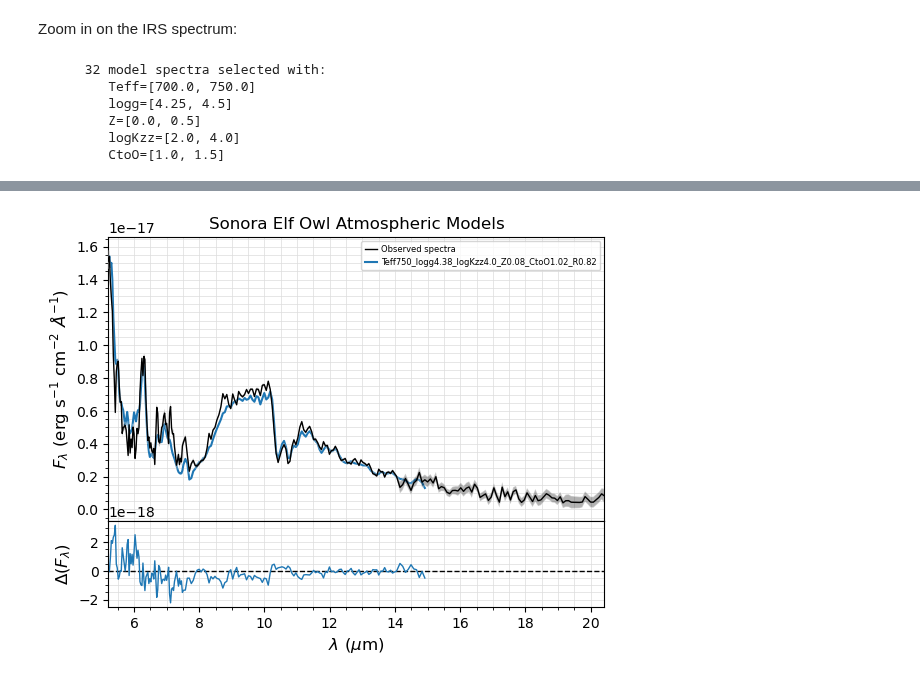
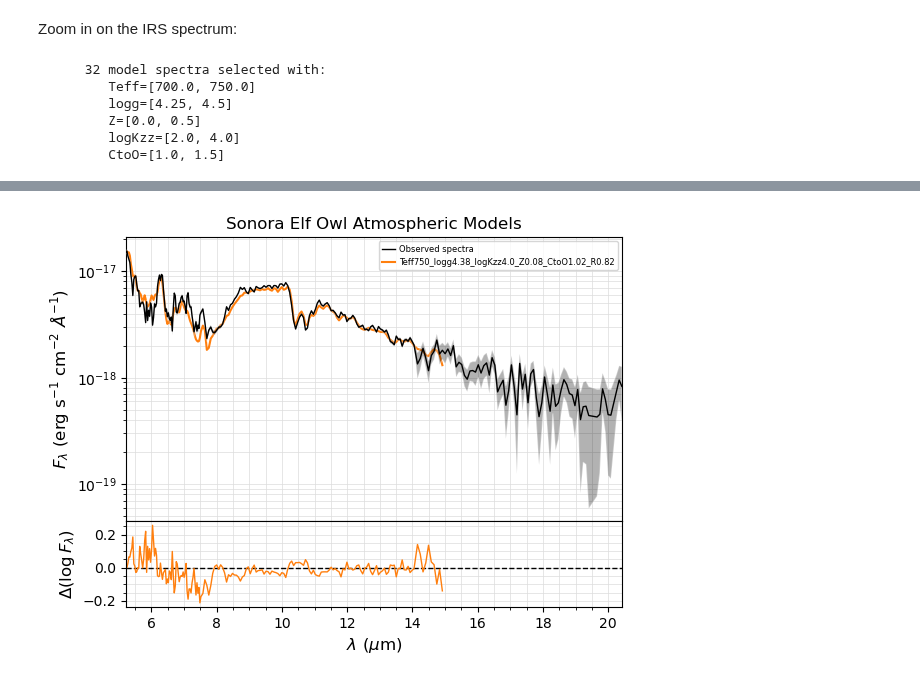
Before and after one commit to suarezgenaro/seda, a Jupyter notebook: docs/notebooks/tutorial_bayes_fit_multiple_spectra.ipynb, the cells around one changed output, grey strips where cells are left out. Cells and saved outputs as stored; diff of their text form; code cells hidden in the pictures.

```diff
--- a/docs/notebooks/tutorial_bayes_fit_multiple_spectra.ipynb
+++ b/docs/notebooks/tutorial_bayes_fit_multiple_spectra.ipynb
@@ -199,7 +199,7 @@ The ``out_bayes`` output above from ``seda.bayes()`` is the input file to make p
 If ``out_bayes`` is not in memory (if we reloaded the notebook or restarted the kernel), we need to open the pickle file first as below.
 # %%
 # open pickle file
-bayes_pickle_file = 'Sonora_Elf_Owl_bayesian_sampling_single_spectrum.pickle'
+bayes_pickle_file = 'Sonora_Elf_Owl_bayesian_sampling_multiple_spectra.pickle'
 with open(bayes_pickle_file, 'rb') as file:
     # deserialize and retrieve the variable from the file
     out_bayes = pickle.load(file)
@@ -266,8 +266,8 @@ seda.plot_bayes_fit(bayes_pickle_file, xlog=True)
 Zoom in on the SpeX spectrum:
 # %%
 # plot fluxes in linear scale
-seda.plot_bayes_fit('Sonora_Elf_Owl_bayesian_sampling.pickle',
-                    xrange=[wl_SpeX.min(), wl_SpeX.max()], ylog=False)
+seda.plot_bayes_fit(bayes_pickle_file, ylog=False,
+                    xrange=[wl_SpeX.min(), wl_SpeX.max()])
 # %% [output]
       32 model spectra selected with:
          Teff=[700.0, 750.0]
@@ -280,9 +280,9 @@ seda.plot_bayes_fit('Sonora_Elf_Owl_bayesian_sampling.pickle',
 # %% [markdown]
 Zoom in on the IRS spectrum:
 # %%
-# plot fluxes in linear scale
-seda.plot_bayes_fit('Sonora_Elf_Owl_bayesian_sampling.pickle',
-                    xrange=[wl_IRS.min(), wl_IRS.max()], ylog=False)
+# plot fluxes in log scale
+seda.plot_bayes_fit(bayes_pickle_file,
+                    xrange=[wl_IRS.min(), wl_IRS.max()])
 # %% [output]
       32 model spectra selected with:
          Teff=[700.0, 750.0]
@@ -294 +294 @@ seda.plot_bayes_fit('Sonora_Elf_Owl_bayesian_sampling.pickle',
-[figure, old version]
+[figure, new version]
```
Also changed, not shown: parts of 5 cells of this notebook, 1 other file.
